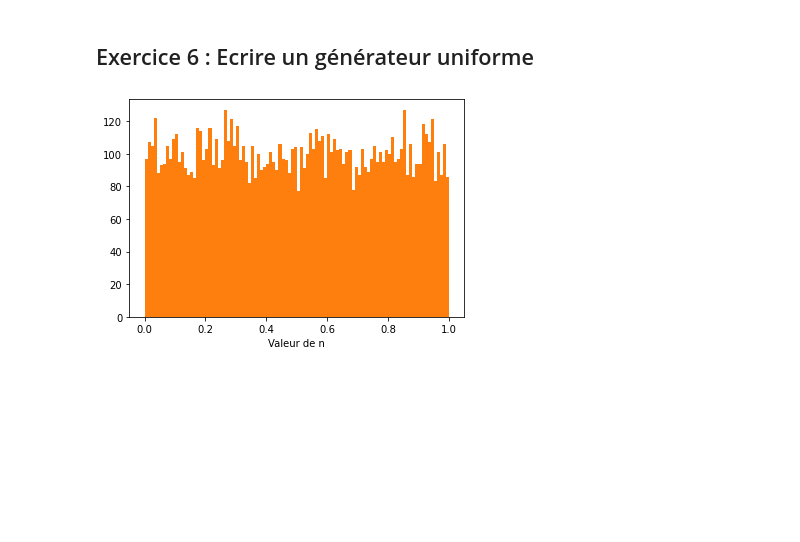
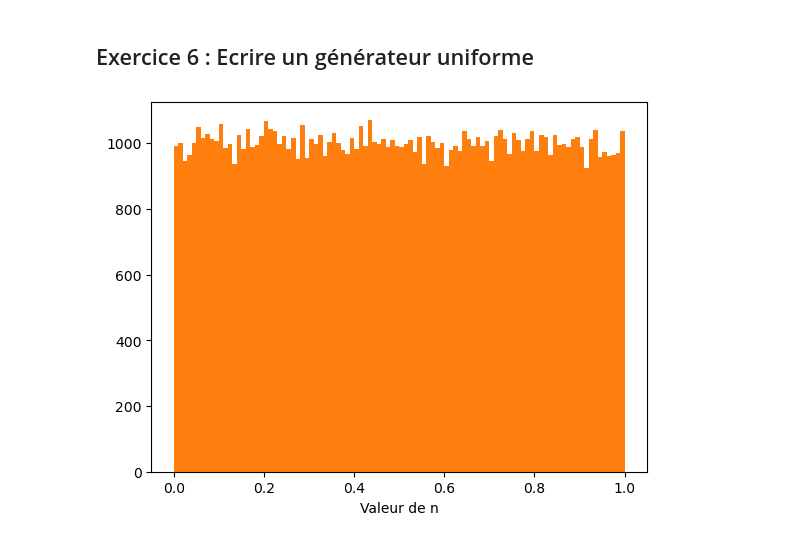
Before and after one commit to daganaus/DataAnalysis, a Jupyter notebook: 24_25_TD2_EXO_4_DAGANAUD_DUBOIS.ipynb, the cells around one changed output. Saved outputs shown, nothing was run; the diff lists cells and outputs as text; code cells hidden in the pictures; blank space fills up the shorter version.

```diff
--- a/24_25_TD2_EXO_4_DAGANAUD_DUBOIS.ipynb
+++ b/24_25_TD2_EXO_4_DAGANAUD_DUBOIS.ipynb
@@ -140,23 +143,23 @@ SyntaxError: invalid syntax (1508341593.py, line 31)
 # %% [markdown]
 ## Exercice 6 : Ecrire un générateur uniforme
 # %%
-dim = 10000 # dimension de la liste
+dim = 100000 # dimension de la liste
 
 L = np.zeros(dim)
-seed = 123456789
+seed = 67676
 L[0] = seed
 
 m = 16807
 mod = 2**31 - 1
 
 for i in range(0, dim-1):
     L[i+1] = (m * L[i]) % mod
 
 L = L / mod # on normalise pour obtenir des valeurs entre 0 et 1
 
 plt.figure('histogramme')
 plt.hist(L, bins=100, color='tab:orange', label='Histogramme')
 plt.xlabel('Valeur de n')
 plt.show()
 # %% [output]
-[figure, old version]
+[figure, new version]
```
Also changed, not shown: parts of 8 cells of this notebook.
